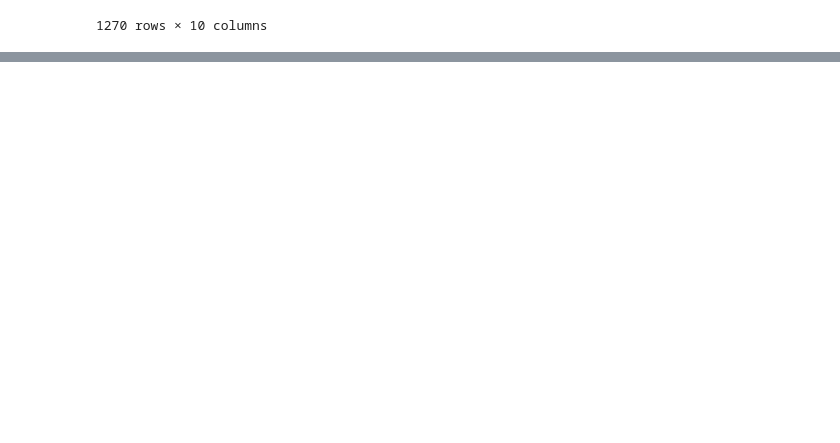
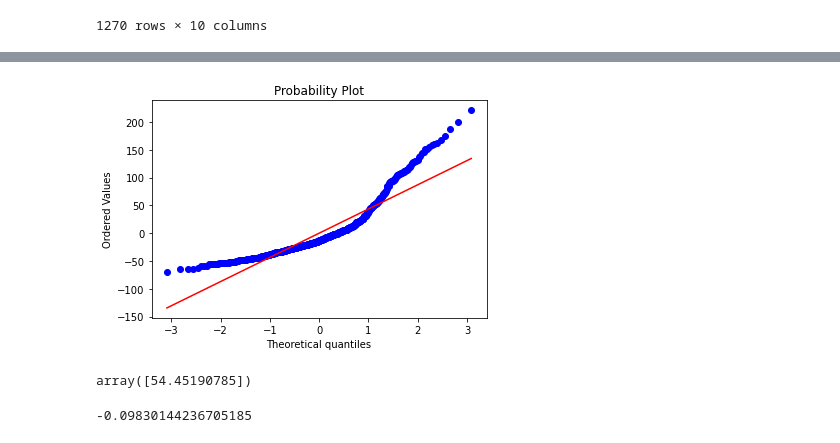
Before and after one commit to Capronii/Projeto2, a Jupyter notebook: Projeto.ipynb, the cells around one changed output, grey strips where cells are left out. Drawn from its saved outputs; the diff is of its cells as text; code cells hidden in the pictures; blank space fills up the shorter version.

```diff
--- a/Projeto.ipynb
+++ b/Projeto.ipynb
@@ -59,0 +50,6 @@ cleann=clean_snan.loc[switch,:]
+# %%
+clear_rating= cor['Rating']!=0.0
+rating=cor.loc[clear_rating,:]
+trocar1=rating.Type.replace(['Keyboard Only','Keyboard and Mouse Set','Keyboard with Touchpad'],[1,2,3],inplace=True)
+rating['Type'].fillna("0",inplace=True)
+rating
@@ -59,0 +70,6 @@ cleann=clean_snan.loc[switch,:]
+# %%
+Philips=rating.Name.str.contains('Logitech')
+
+
+rating['Philips']=Philips
+rating.Philips.value_counts()
@@ -59,0 +95,16 @@ cleann=clean_snan.loc[switch,:]
+# %%
+import statsmodels.api as sm
+
+def regress (y,x):
+    xc=sm.add_constant(x)
+    model=sm.OLS(y,xc.astype(float))
+    resultado=model.fit()
+    return resultado
+# %%
+#Após observar a tabela de resultados utilizando todos as variaveis quantitativas percebe-se que a variavel Votes não tem influencia no valor do teclado por apresentar um valor de P>t maior que o alpha de 0.1, Logo afim de prever melhor o valor do equipamento foi retirado da analise.
+
+y=rating['Price']
+x=rating[['Stores','Rating','Type','Philips']]
+
+resultado2=regress(y,x)
+resultado2.summary()
@@ -59,0 +134,10 @@ cleann=clean_snan.loc[switch,:]
+# %%
+stats.probplot(resultado2.resid,dist="norm",plot=plt);
+#Ao analisar os residos pode-se observar que eles não lineares.
+# %% [output]
+[figure, added]
+# %%
+x_dados=sm.add_constant(x)
+a=resultado2.predict([1,10,4.7,1,False])
+# %% [output]
+array([54.45190785])
@@ -59,0 +156,6 @@ cleann=clean_snan.loc[switch,:]
+# %%
+
+clf.score(X_test,Y_test)
+#Valor encontrado negativo mostrando que o modelo tem uma performance péssima, já que os valores do score deveriam ser entre 0 e 1 tendo 1 como 100% de accuracy entre o modelo e a base.
+# %% [output]
+-0.09830144236705185
```
Also changed, not shown: parts of 18 cells of this notebook.
